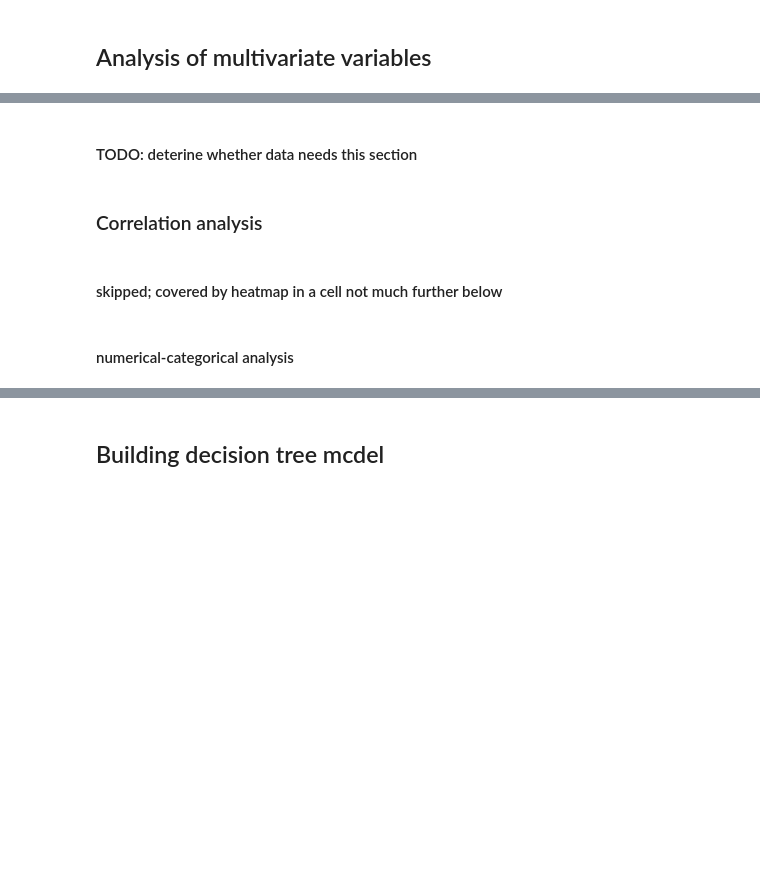
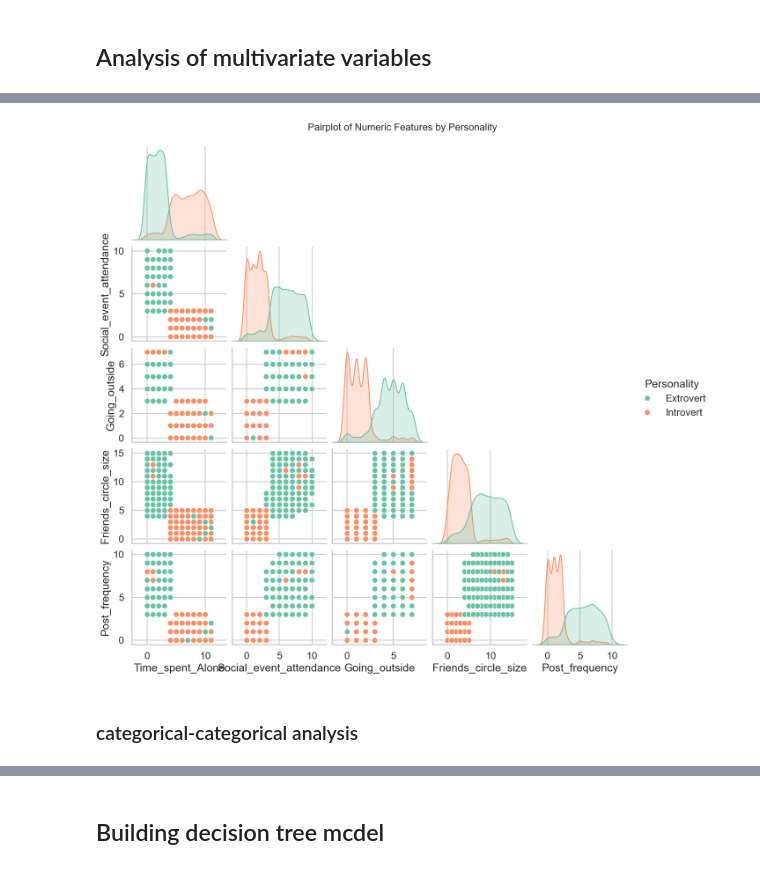
Before and after one commit to NWinocur/flask-render-self, a Jupyter notebook: src/explore.ipynb, the cells around one changed output, grey strips where cells are left out. Saved outputs shown, nothing was run; the diff lists cells and outputs as text; code cells hidden in the pictures; blank space fills up the shorter version.

```diff
--- a/src/explore.ipynb
+++ b/src/explore.ipynb
@@ -145,8 +160,21 @@ plt.show()
+# %%
+import seaborn as sns
+import matplotlib.pyplot as plt
+
+# Select numeric features and target
+pairplot_features = numeric_variables + ['Personality']
+
+# Subset the DataFrame for those columns
+pairplot_df = df[pairplot_features].copy()
+
+# Drop rows with missing values just for plotting clarity
+pairplot_df.dropna(inplace=True)
+
+# Create the pairplot
+sns.pairplot(pairplot_df, hue='Personality', palette='Set2', diag_kind='kde', corner=True)
+plt.suptitle("Pairplot of Numeric Features by Personality", y=1.02, fontsize=16)
+plt.show()
+# %% [output]
+[figure, added]
 # %% [markdown]
-#### TODO: deterine whether data needs this section
+### categorical-categorical analysis
-# %% [markdown]
-### Correlation analysis
-# %% [markdown]
-#### skipped; covered by heatmap in a cell not much further below
-# %% [markdown]
-#### numerical-categorical analysis
```
Also changed, not shown: parts of 20 cells of this notebook.
